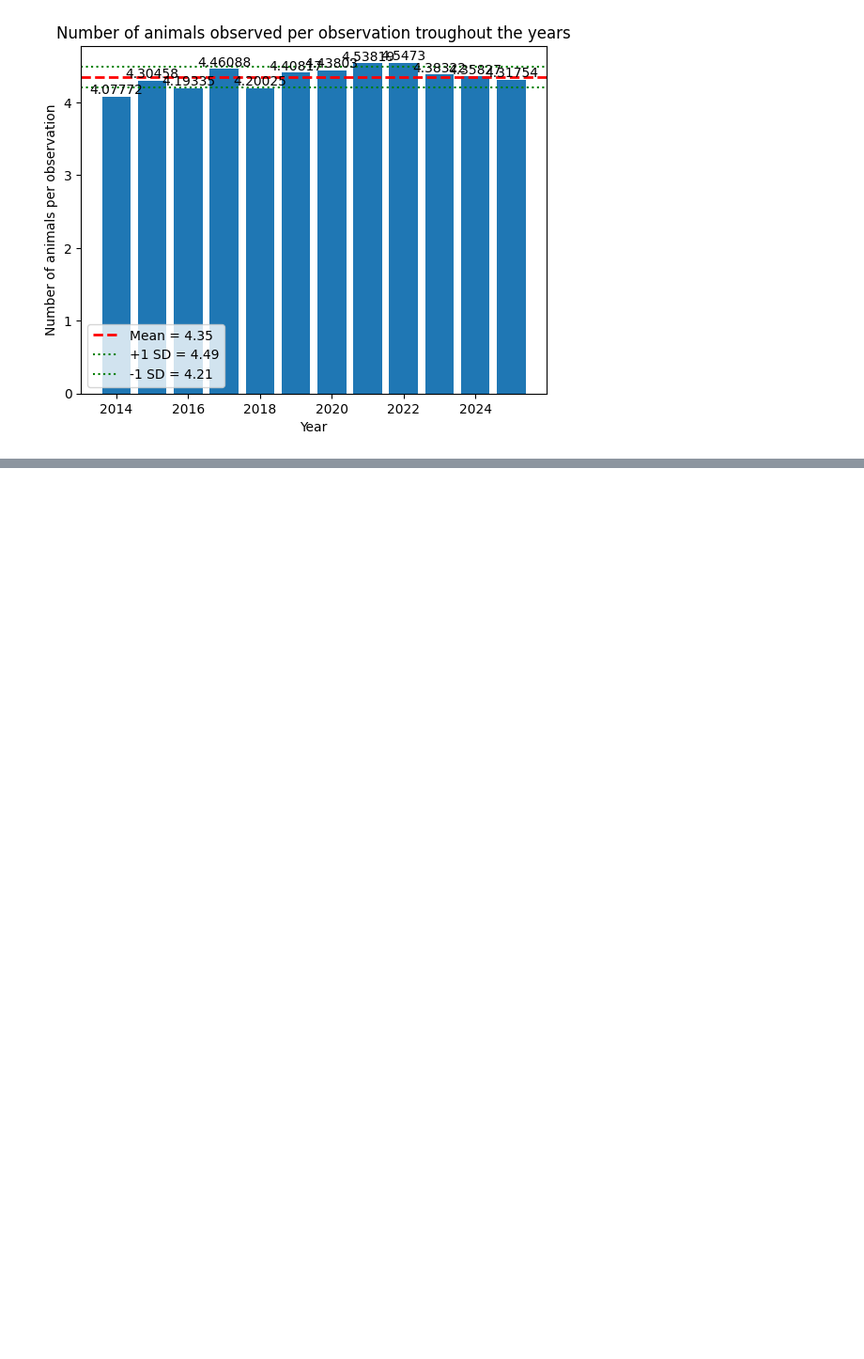
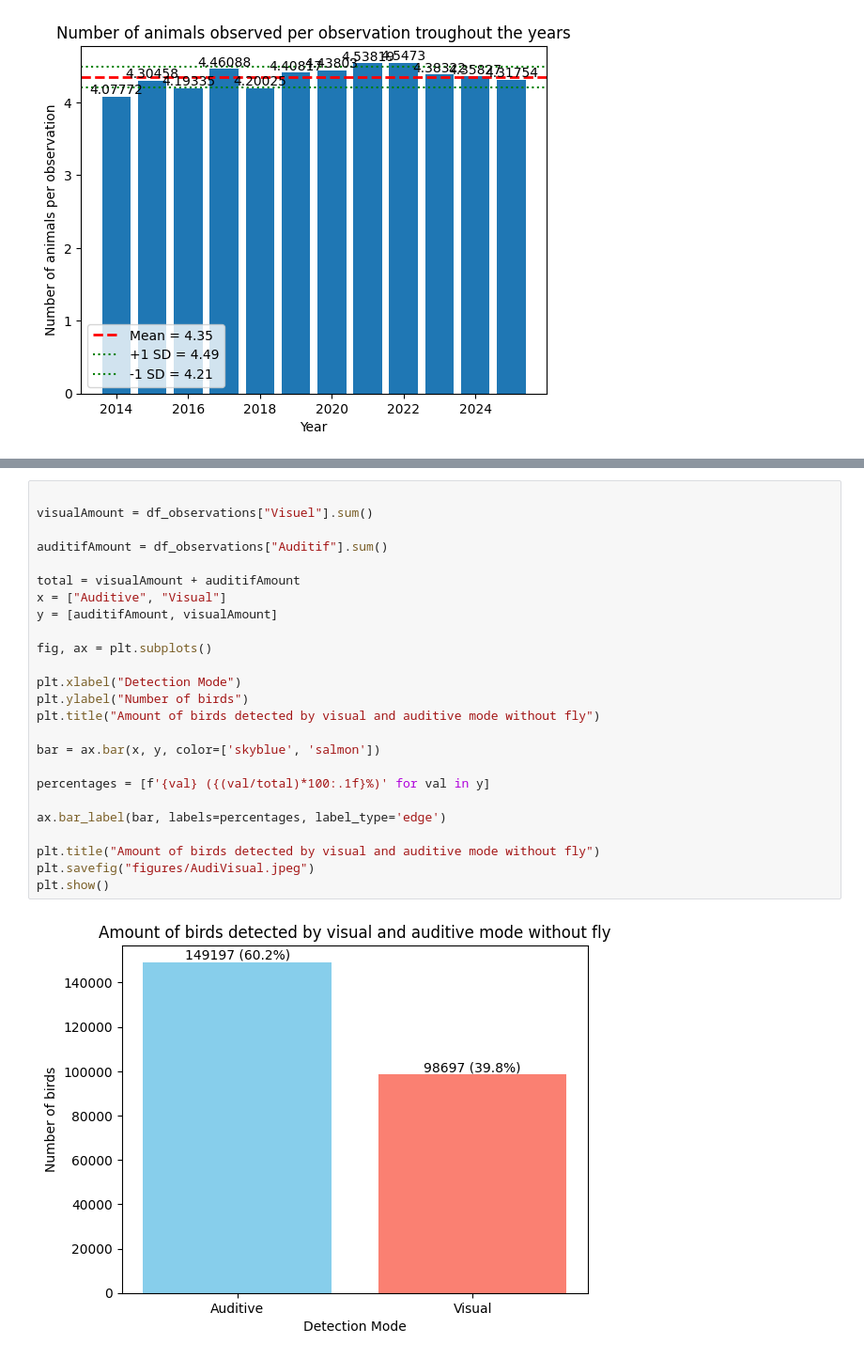
Before and after one commit to baptistepras/birds_biodiversity, a Jupyter notebook: code.ipynb, the cells around one changed output, grey strips where cells are left out. Shown at 94% size. Drawn from its saved outputs; the diff is of its cells as text; blank space fills up the shorter version.

```diff
--- a/code.ipynb
+++ b/code.ipynb
@@ -506,0 +735,27 @@ fig.tight_layout()
+# %%
+
+visualAmount = df_observations["Visuel"].sum()
+
+auditifAmount = df_observations["Auditif"].sum()
+
+total = visualAmount + auditifAmount
+x = ["Auditive", "Visual"]
+y = [auditifAmount, visualAmount]
+
+fig, ax = plt.subplots()
+
+plt.xlabel("Detection Mode")
+plt.ylabel("Number of birds")
+plt.title("Amount of birds detected by visual and auditive mode without fly")
+
+bar = ax.bar(x, y, color=['skyblue', 'salmon'])
+
+percentages = [f'{val} ({(val/total)*100:.1f}%)' for val in y]
+
+ax.bar_label(bar, labels=percentages, label_type='edge')
+
+plt.title("Amount of birds detected by visual and auditive mode without fly")
+plt.savefig("figures/AudiVisual.jpeg")
+plt.show()
+# %% [output]
+[figure, added]
```
Also changed, not shown: parts of 13 cells of this notebook, 4 other files.
